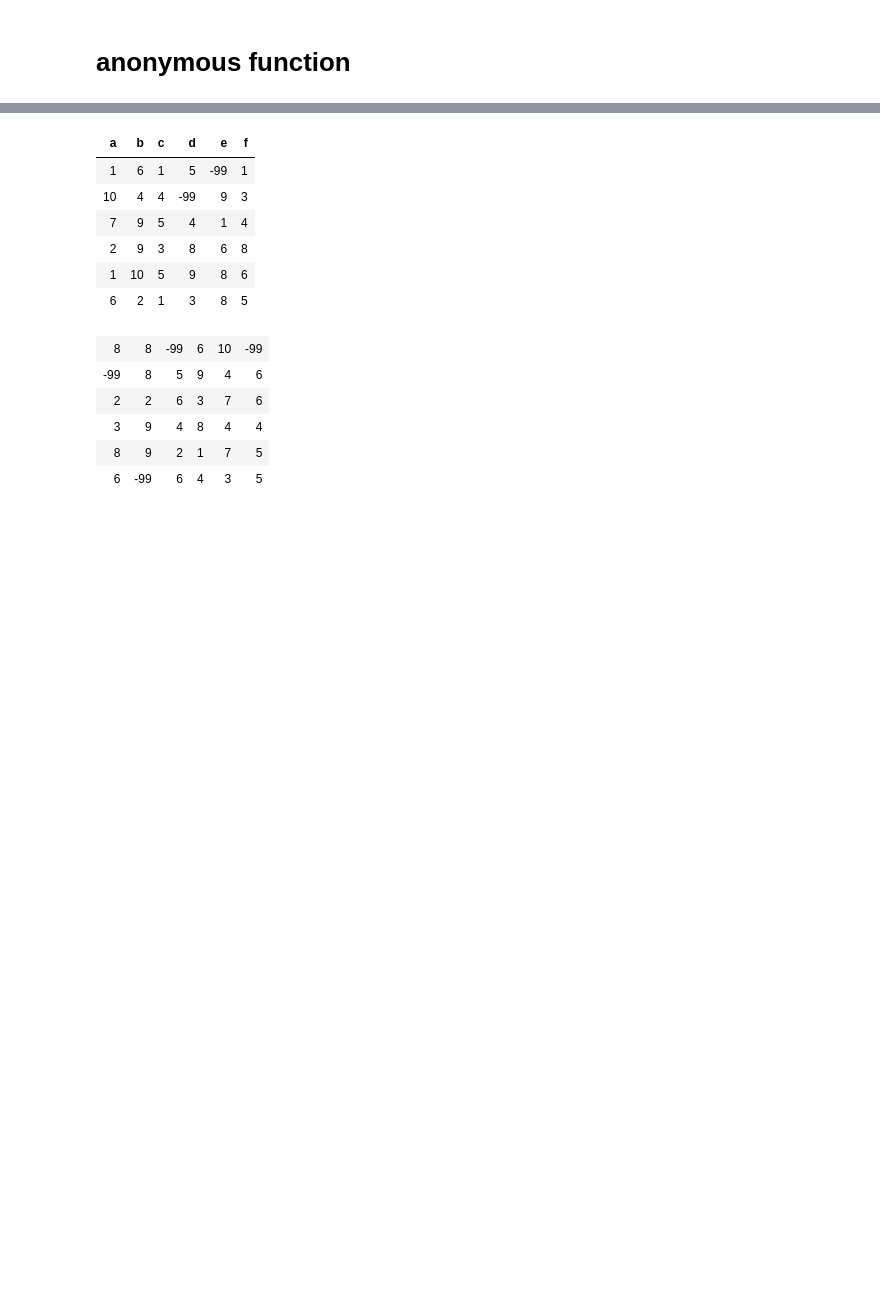
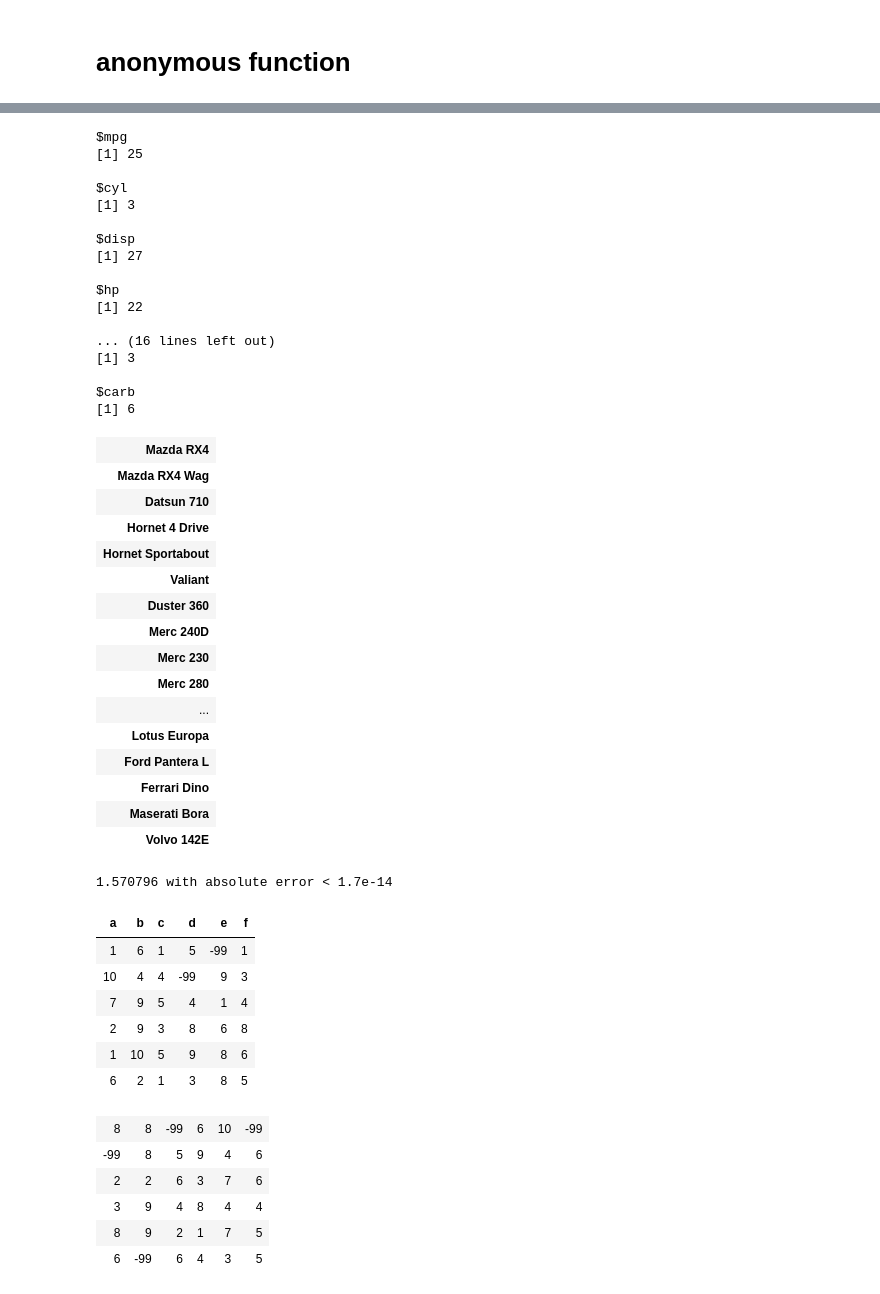
Before and after one commit to unagiinu2k/R_sandbox, a Jupyter notebook: advanced_r_functional.ipynb, the cells around one changed output, grey strips where cells are left out. Drawn from its saved outputs; the diff is of its cells as text; code cells hidden in the pictures; blank space fills up the shorter version.

```diff
--- a/advanced_r_functional.ipynb
+++ b/advanced_r_functional.ipynb
@@ -202,0 +342,37 @@ options(repos = structure(c(CRAN = "http://cran.ism.ac.jp/")))
+# %%
+integrate(function(x) sin(x) ^ 2, 0, pi)
+# %% [output]
+$mpg
+[1] 25
+
+$cyl
+[1] 3
+
+$disp
+[1] 27
+
+$hp
+[1] 22
+
+... (16 lines left out)
+[1] 3
+
+$carb
+[1] 6
+| Mazda RX4 |
+| Mazda RX4 Wag |
+| Datsun 710 |
+| Hornet 4 Drive |
+| Hornet Sportabout |
+| Valiant |
+| Duster 360 |
+| Merc 240D |
+| Merc 230 |
+| Merc 280 |
+| ... |
+| Lotus Europa |
+| Ford Pantera L |
+| Ferrari Dino |
+| Maserati Bora |
+| Volvo 142E |
+1.570796 with absolute error < 1.7e-14
```
Also changed, not shown: parts of 16 cells of this notebook, 1 other file.
